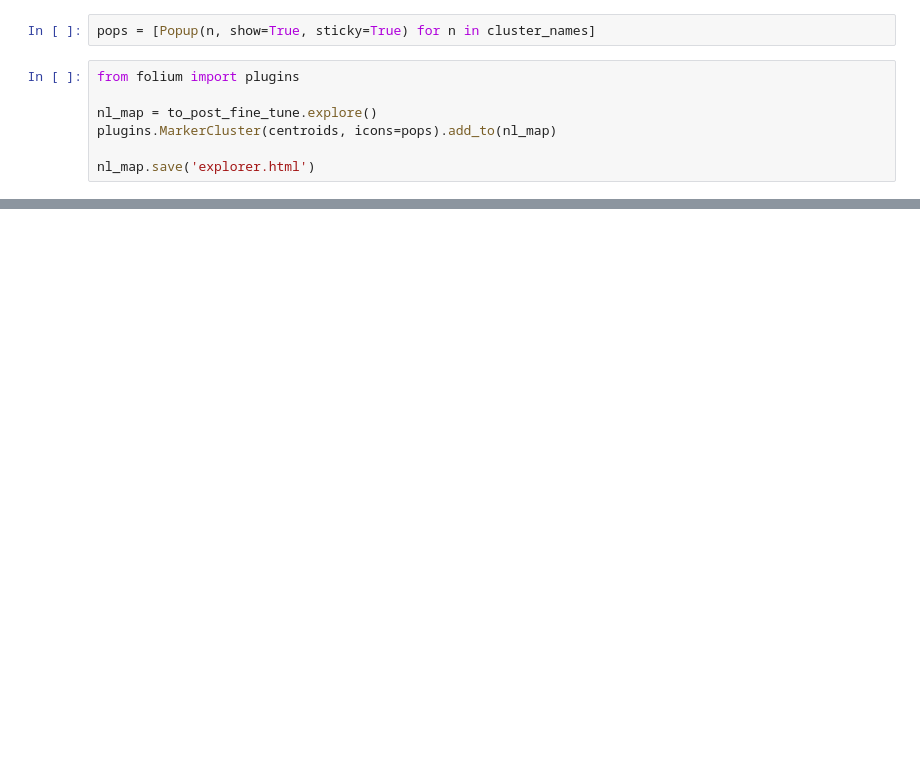
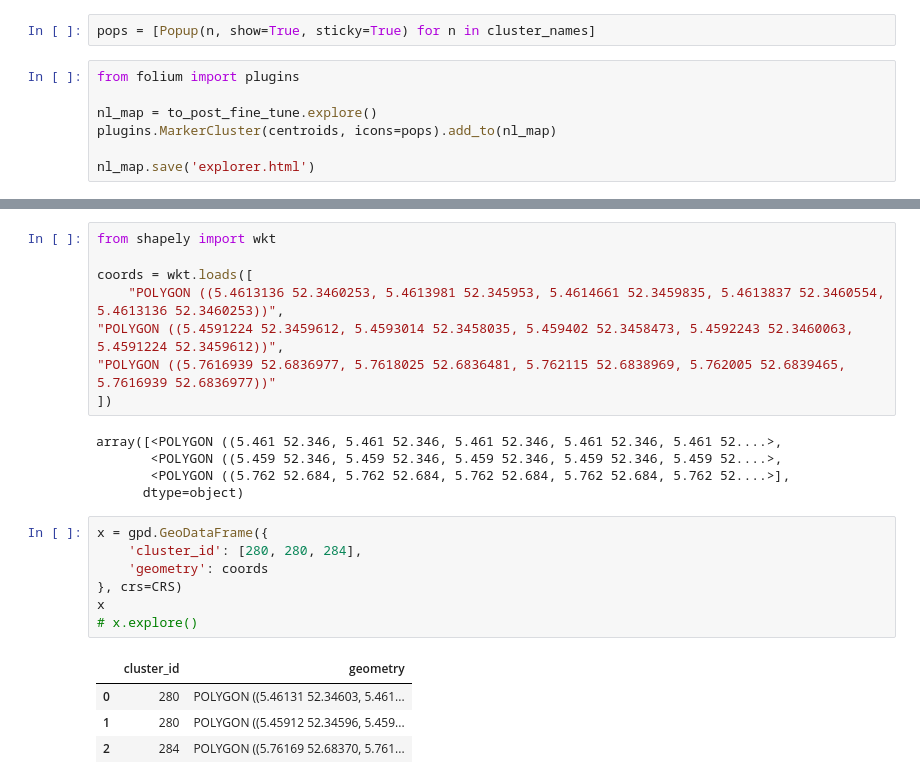
Before and after one commit to ciCciC/GeoGrids, a Jupyter notebook: notebooks/grid_reconstruction/compiling_footprint.ipynb, the cells around one changed output, grey strips where cells are left out. Drawn from its saved outputs; the diff is of its cells as text; blank space fills up the shorter version.

```diff
--- a/notebooks/grid_reconstruction/compiling_footprint.ipynb
+++ b/notebooks/grid_reconstruction/compiling_footprint.ipynb
@@ -356,0 +400,25 @@ pd.DataFrame({
+# %%
+from shapely import wkt
+
+coords = wkt.loads([
+    "POLYGON ((5.4613136 52.3460253, 5.4613981 52.345953, 5.4614661 52.3459835, 5.4613837 52.3460554, 5.4613136 52.3460253))",
+"POLYGON ((5.4591224 52.3459612, 5.4593014 52.3458035, 5.459402 52.3458473, 5.4592243 52.3460063, 5.4591224 52.3459612))",
+"POLYGON ((5.7616939 52.6836977, 5.7618025 52.6836481, 5.762115 52.6838969, 5.762005 52.6839465, 5.7616939 52.6836977))"
+])
+# %% [output]
+array([<POLYGON ((5.461 52.346, 5.461 52.346, 5.461 52.346, 5.461 52.346, 5.461 52....>,
+       <POLYGON ((5.459 52.346, 5.459 52.346, 5.459 52.346, 5.459 52.346, 5.459 52....>,
+       <POLYGON ((5.762 52.684, 5.762 52.684, 5.762 52.684, 5.762 52.684, 5.762 52....>],
+      dtype=object)
+# %%
+x = gpd.GeoDataFrame({
+    'cluster_id': [280, 280, 284],
+    'geometry': coords
+}, crs=CRS)
+x
+# x.explore()
+# %% [output]
+|  | cluster_id | geometry |
+| 0 | 280 | POLYGON ((5.46131 52.34603, 5.461... |
+| 1 | 280 | POLYGON ((5.45912 52.34596, 5.459... |
+| 2 | 284 | POLYGON ((5.76169 52.68370, 5.761... |
```
Also changed, not shown: parts of 8 cells of this notebook, 2 other files.
